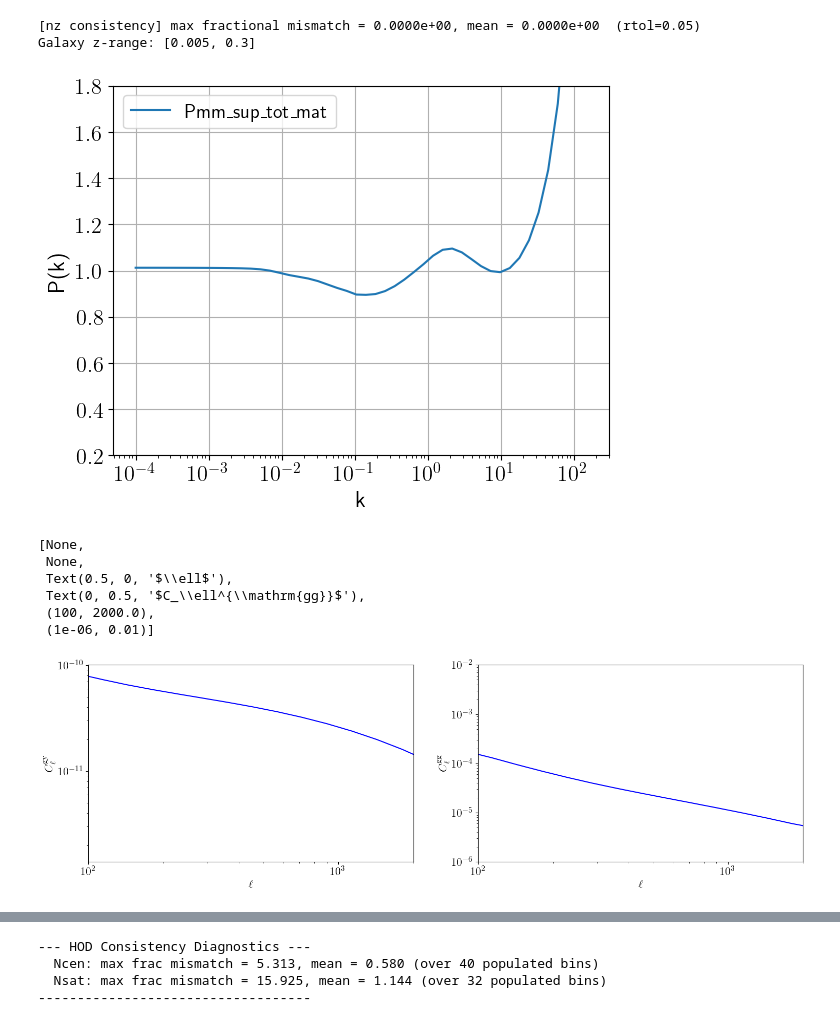
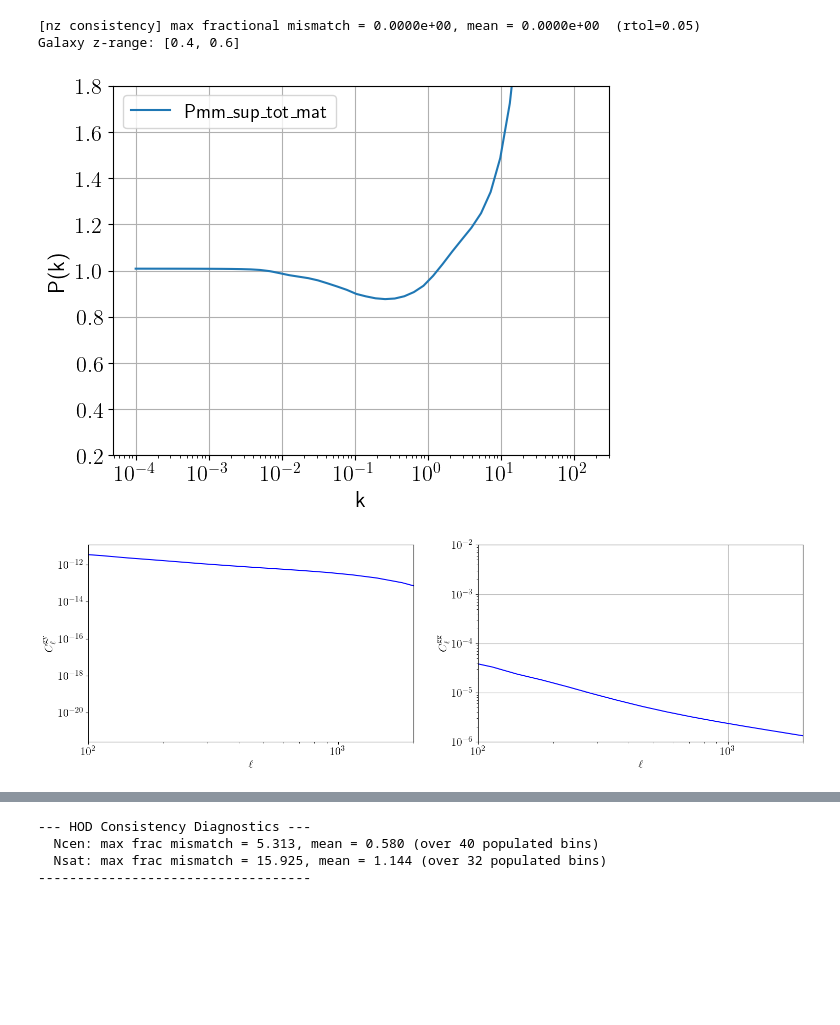
Before and after one commit to shivampcosmo/GODMAX, a Jupyter notebook: notebooks/pasting/paste_backlight_maps_analytic_test.ipynb, the cells around one changed output, grey strips where cells are left out. Cells and saved outputs as stored; diff of their text form; code cells hidden in the pictures; blank space fills up the shorter version.

```diff
--- a/notebooks/pasting/paste_backlight_maps_analytic_test.ipynb
+++ b/notebooks/pasting/paste_backlight_maps_analytic_test.ipynb
@@ -37,14 +34,18 @@ The autoreload extension is already loaded. To reload it, use:
 # %%
+nside_map = 512
 # Build all config dicts (nbar and nz_lens derived from single canonical source)
+gal_zmin = 0.4
+gal_zmax = 0.6
+nbar_comoving = 1e-4
 (sim_params_dict, halo_params_dict, analysis_dict,
  other_params_dict, cosmo_jax, zarray_lens, nz_lens, gal_zrange) = build_config(
-    paths["params"], paths["data"], nbar_comoving=1e-4)
+    paths["params"], paths["data"], nbar_comoving=nbar_comoving, gal_zmin=gal_zmin, gal_zmax=gal_zmax)
 
 gal_zmin, gal_zmax = gal_zrange
 print(f"Galaxy z-range: [{gal_zmin}, {gal_zmax}]")
 # %% [output]
 [nz consistency] max fractional mismatch = 0.0000e+00, mean = 0.0000e+00  (rtol=0.05)
-Galaxy z-range: [0.005, 0.3]
+Galaxy z-range: [0.4, 0.6]
 # %%
 # Initialize model pipeline
 from base_class import base_class
@@ -54,11 +55,11 @@ from get_Cls import get_Cl
 
 base_test = base_class(sim_params_dict, halo_params_dict, analysis_dict, other_params_dict)
 profiles_test = Profiles(sim_params_dict, halo_params_dict, analysis_dict, other_params_dict, base_class_obj=base_test)
-M_halo_MIN = 10**14.0
+M_halo_MIN = 10**13.0
 halo_selM_mask = jnp.where(profiles_test.M_array > M_halo_MIN, 1.0, 0.0)
 halo_selM_mask_2d = jnp.tile(halo_selM_mask, (halo_params_dict['nz'], 1))
 
-# halo_selz_mask = jnp.where((profiles_test.z_array > gal_zmin) & (profiles_test.z_array < gal_zmax), 1.0, 0.0001)
+# halo_selz_mask = jnp.where((profiles_test.z_array > gal_zmin) & (profiles_test.z_array < gal_zmax), 1.0, 0.00001)
 # halo_selz_mask_2d = jnp.tile(halo_selz_mask[:, None], (1, halo_params_dict['nM']))
 # halo_sel_mask_2d = halo_selM_mask_2d * halo_selz_mask_2d
 
@@ -81,29 +82,23 @@ plt.ylabel("P(k)")
 plt.legend()
 plt.show()
 # %% [output]
-[figure, old version]
+[figure, new version]
 # %%
 # Plot model C_ell^{gy}, C_ell^{g tau}, C_ell^{gg}
 fig, axes = plt.subplots(1, 2, figsize=(18, 5))
 
 axes[0].plot(Cls_test.ell_array, Cls_test.Cl_gal_y_tot_mat[:, 0], color="blue")
 axes[0].set(xscale="log", yscale="log", xlabel=r"$\ell$", ylabel=r"$C_\ell^{\mathrm{gy}}$", xlim=(100, 2e3))
 
 axes[1].plot(Cls_test.ell_array, Cls_test.Cl_gal_gal_tot_mat[:, 0, 0], color="blue")
 axes[1].set(xscale="log", yscale="log", xlabel=r"$\ell$", ylabel=r"$C_\ell^{\mathrm{gg}}$", xlim=(100, 2e3), ylim=(1e-6, 1e-2))
-
+axes[1].grid()
 # axes[2].plot(Cls_test.ell_array, Cls_test.Cl_gal_tau_tot_mat[:, 0], color="blue")
 # axes[2].set(xscale="log", yscale="log", xlabel=r"$\ell$", ylabel=r"$C_\ell^{\mathrm{g\tau}}$", xlim=(100, 3e3))
 
 # plt.tight_layout()
 # %% [output]
-[None,
- None,
- Text(0.5, 0, '$\\ell$'),
- Text(0, 0.5, '$C_\\ell^{\\mathrm{gg}}$'),
- (100, 2000.0),
- (1e-06, 0.01)]
-[figure, old version]
+[figure, new version]
 # %%
 # Setup simulated map generation
 nside = 512
```
Also changed, not shown: parts of 11 cells of this notebook, 11 other files.
